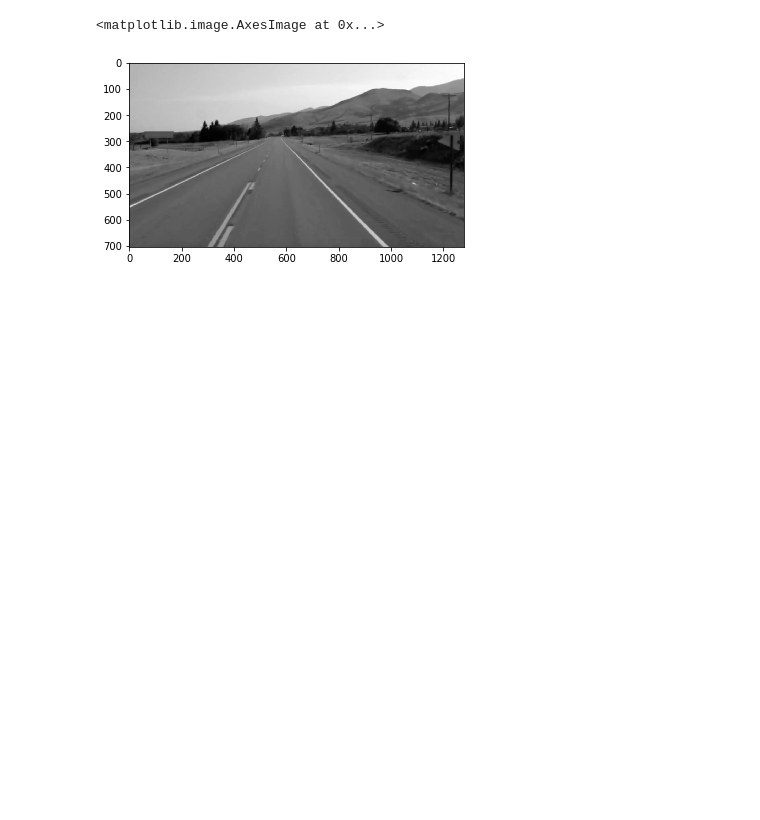
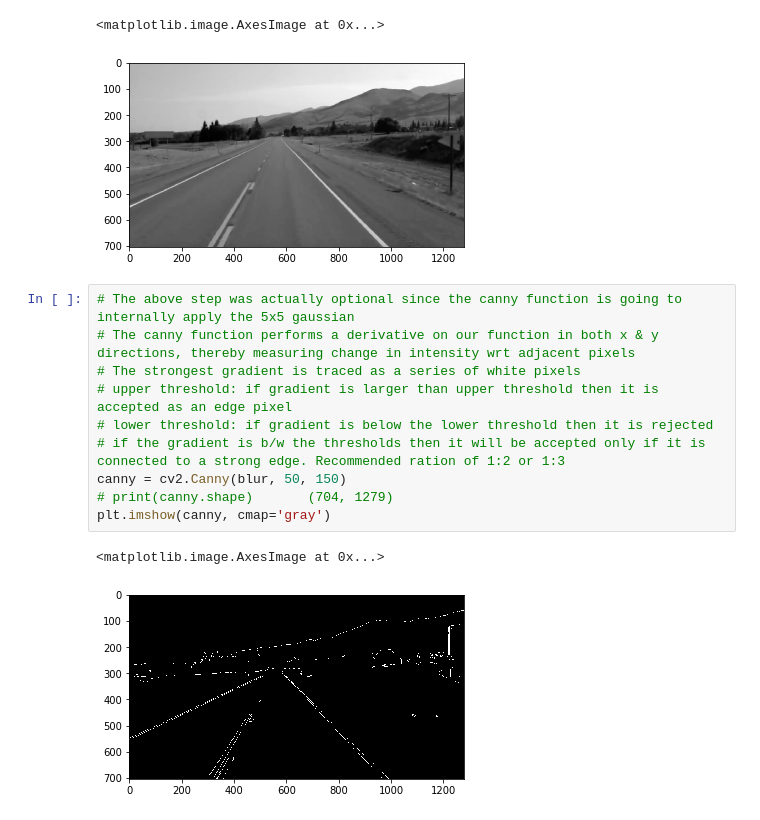
Before and after one commit to YasirHabib/The-Complete-Self-Driving-Car-Course---Applied-Deep-Learning, a Jupyter notebook: finding_lane_lines_opencv.ipynb, the cells around one changed output. Cells and saved outputs as stored; diff of their text form; blank space fills up the shorter version.

Commit message:
Canny & polygons added

```diff
--- a/finding_lane_lines_opencv.ipynb
+++ b/finding_lane_lines_opencv.ipynb
@@ -45,3 +45,16 @@ plt.imshow(blur, cmap='gray')
 # %% [output]
 <matplotlib.image.AxesImage at 0x...>
 [figure]
+# %%
+# The above step was actually optional since the canny function is going to internally apply the 5x5 gaussian
+# The canny function performs a derivative on our function in both x & y directions, thereby measuring change in intensity wrt adjacent pixels
+# The strongest gradient is traced as a series of white pixels
+# upper threshold: if gradient is larger than upper threshold then it is accepted as an edge pixel
+# lower threshold: if gradient is below the lower threshold then it is rejected
+# if the gradient is b/w the thresholds then it will be accepted only if it is connected to a strong edge. Recommended ration of 1:2 or 1:3
+canny = cv2.Canny(blur, 50, 150)
+# print(canny.shape)       (704, 1279)
+plt.imshow(canny, cmap='gray')
+# %% [output]
+<matplotlib.image.AxesImage at 0x...>
+[figure, added]
```
Also changed, not shown: parts of 1 cell of this notebook.
